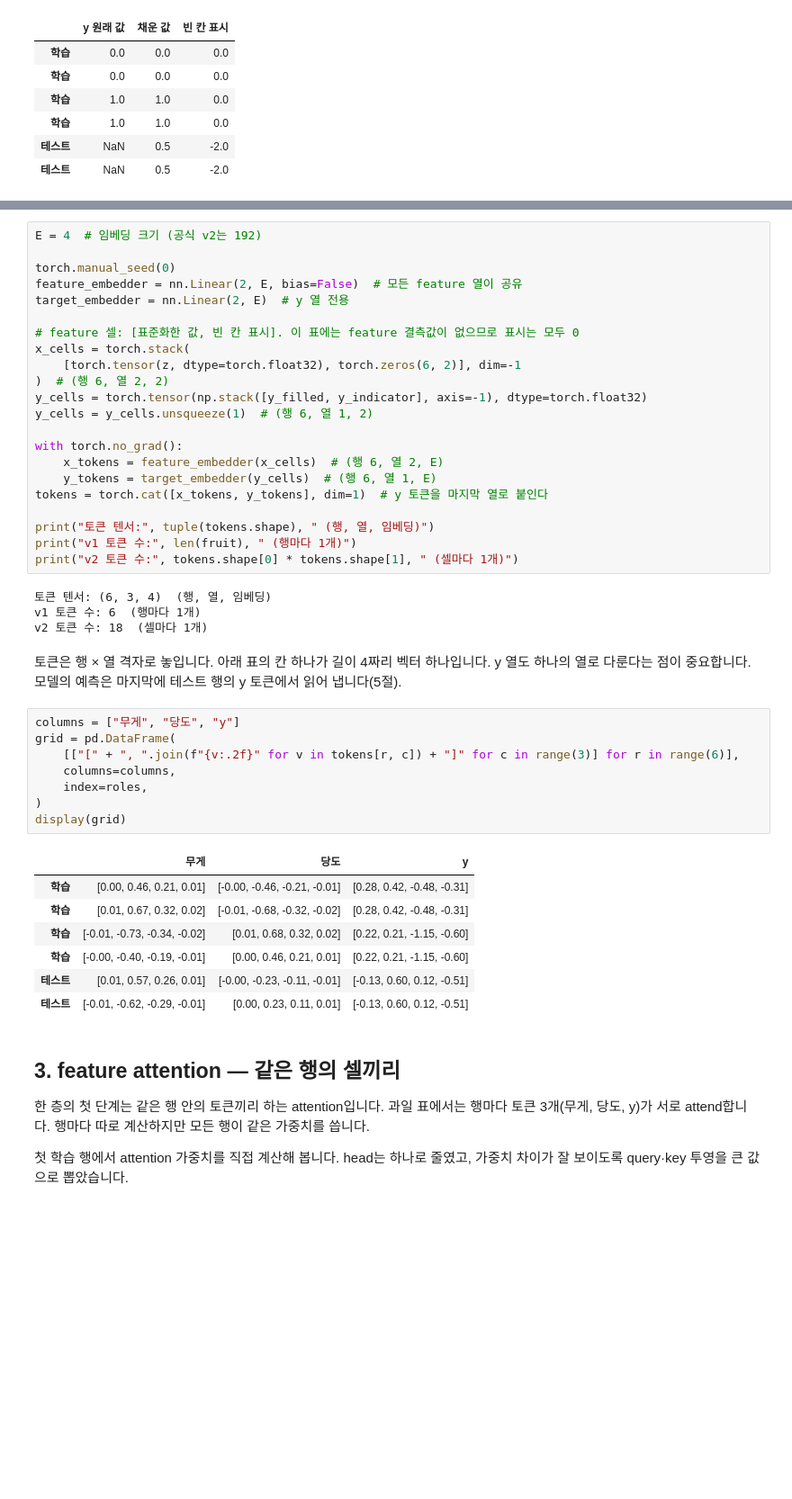
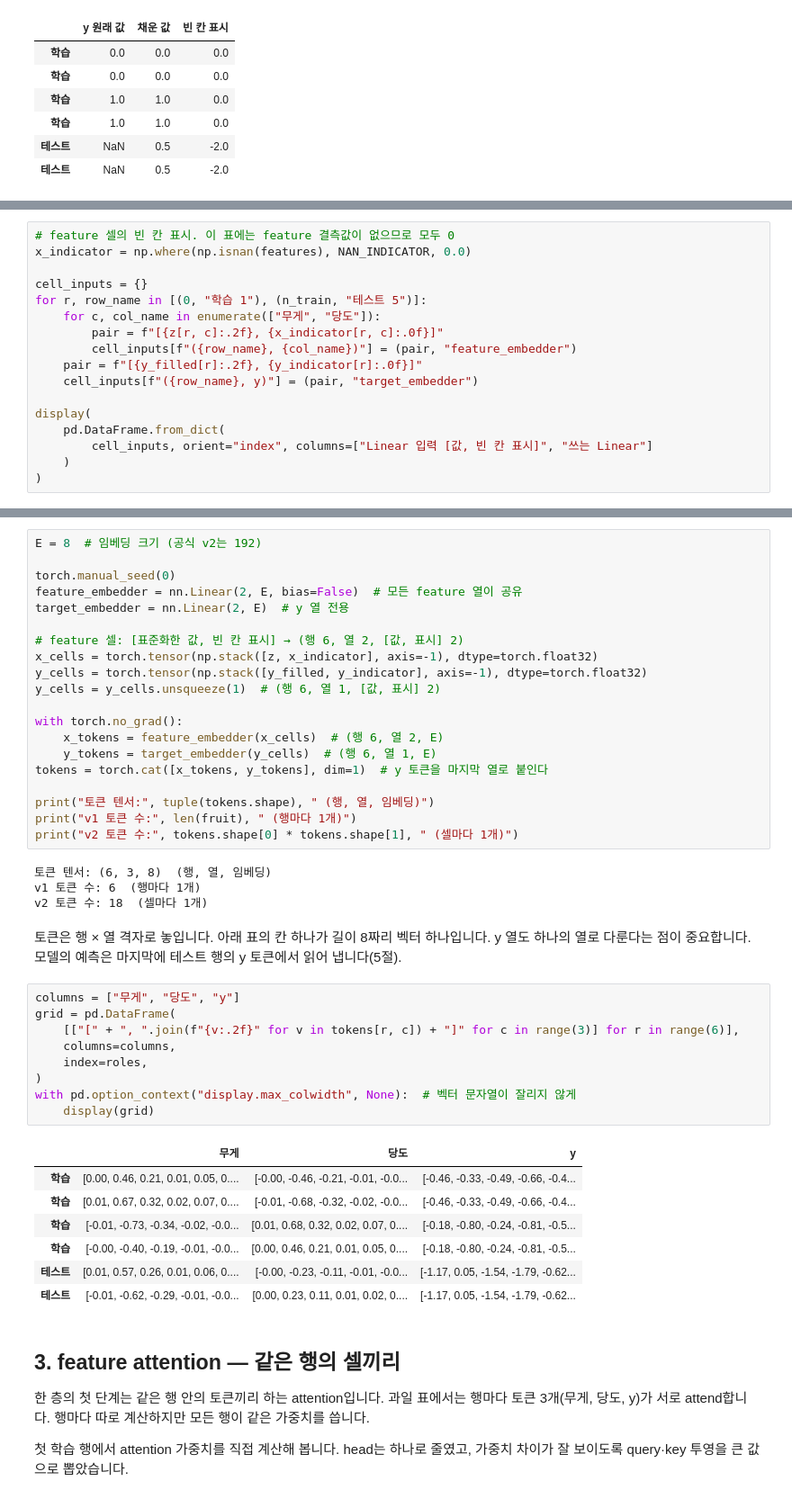
Before and after one commit to Aiden-Jeon/minipfn, a Jupyter notebook: notebooks/03_tabpfn_v2/01_two_way_attention_primer.ipynb, the cells around one changed output, grey strips where cells are left out. Shown at 90% size. Drawn from its saved outputs; the diff is of its cells as text; blank space fills up the shorter version.

```diff
--- a/notebooks/03_tabpfn_v2/01_two_way_attention_primer.ipynb
+++ b/notebooks/03_tabpfn_v2/01_two_way_attention_primer.ipynb
@@ -144,0 +149,17 @@ display(pd.DataFrame({"y 원래 값": y, "채운 값": y_filled, "빈 칸 표시
+# %%
+# feature 셀의 빈 칸 표시. 이 표에는 feature 결측값이 없으므로 모두 0
+x_indicator = np.where(np.isnan(features), NAN_INDICATOR, 0.0)
+
+cell_inputs = {}
+for r, row_name in [(0, "학습 1"), (n_train, "테스트 5")]:
+    for c, col_name in enumerate(["무게", "당도"]):
+        pair = f"[{z[r, c]:.2f}, {x_indicator[r, c]:.0f}]"
+        cell_inputs[f"({row_name}, {col_name})"] = (pair, "feature_embedder")
+    pair = f"[{y_filled[r]:.2f}, {y_indicator[r]:.0f}]"
+    cell_inputs[f"({row_name}, y)"] = (pair, "target_embedder")
+
+display(
+    pd.DataFrame.from_dict(
+        cell_inputs, orient="index", columns=["Linear 입력 [값, 빈 칸 표시]", "쓰는 Linear"]
+    )
+)
@@ -145,16 +176,14 @@ display(pd.DataFrame({"y 원래 값": y, "채운 값": y_filled, "빈 칸 표시
 # %%
-E = 4  # 임베딩 크기 (공식 v2는 192)
+E = 8  # 임베딩 크기 (공식 v2는 192)
 
 torch.manual_seed(0)
 feature_embedder = nn.Linear(2, E, bias=False)  # 모든 feature 열이 공유
 target_embedder = nn.Linear(2, E)  # y 열 전용
 
-# feature 셀: [표준화한 값, 빈 칸 표시]. 이 표에는 feature 결측값이 없으므로 표시는 모두 0
-x_cells = torch.stack(
-    [torch.tensor(z, dtype=torch.float32), torch.zeros(6, 2)], dim=-1
-)  # (행 6, 열 2, 2)
+# feature 셀: [표준화한 값, 빈 칸 표시] → (행 6, 열 2, [값, 표시] 2)
+x_cells = torch.tensor(np.stack([z, x_indicator], axis=-1), dtype=torch.float32)
 y_cells = torch.tensor(np.stack([y_filled, y_indicator], axis=-1), dtype=torch.float32)
-y_cells = y_cells.unsqueeze(1)  # (행 6, 열 1, 2)
+y_cells = y_cells.unsqueeze(1)  # (행 6, 열 1, [값, 표시] 2)
 
 with torch.no_grad():
     x_tokens = feature_embedder(x_cells)  # (행 6, 열 2, E)
@@ -165,27 +194,28 @@ print("토큰 텐서:", tuple(tokens.shape), " (행, 열, 임베딩)")
 print("v1 토큰 수:", len(fruit), " (행마다 1개)")
 print("v2 토큰 수:", tokens.shape[0] * tokens.shape[1], " (셀마다 1개)")
 # %% [output]
-토큰 텐서: (6, 3, 4)  (행, 열, 임베딩)
+토큰 텐서: (6, 3, 8)  (행, 열, 임베딩)
 v1 토큰 수: 6  (행마다 1개)
 v2 토큰 수: 18  (셀마다 1개)
 # %% [markdown]
-토큰은 행 × 열 격자로 놓입니다. 아래 표의 칸 하나가 길이 4짜리 벡터 하나입니다. y 열도 하나의 열로 다룬다는 점이 중요합니다. 모델의 예측은 마지막에 테스트 행의 y 토큰에서 읽어 냅니다(5절).
+토큰은 행 × 열 격자로 놓입니다. 아래 표의 칸 하나가 길이 8짜리 벡터 하나입니다. y 열도 하나의 열로 다룬다는 점이 중요합니다. 모델의 예측은 마지막에 테스트 행의 y 토큰에서 읽어 냅니다(5절).
 # %%
 columns = ["무게", "당도", "y"]
 grid = pd.DataFrame(
     [["[" + ", ".join(f"{v:.2f}" for v in tokens[r, c]) + "]" for c in range(3)] for r in range(6)],
     columns=columns,
     index=roles,
 )
-display(grid)
+with pd.option_context("display.max_colwidth", None):  # 벡터 문자열이 잘리지 않게
+    display(grid)
 # %% [output]
 |  | 무게 | 당도 | y |
-| 학습 | [0.00, 0.46, 0.21, 0.01] | [-0.00, -0.46, -0.21, -0.01] | [0.28, 0.42, -0.48, -0.31] |
-| 학습 | [0.01, 0.67, 0.32, 0.02] | [-0.01, -0.68, -0.32, -0.02] | [0.28, 0.42, -0.48, -0.31] |
-| 학습 | [-0.01, -0.73, -0.34, -0.02] | [0.01, 0.68, 0.32, 0.02] | [0.22, 0.21, -1.15, -0.60] |
-| 학습 | [-0.00, -0.40, -0.19, -0.01] | [0.00, 0.46, 0.21, 0.01] | [0.22, 0.21, -1.15, -0.60] |
-| 테스트 | [0.01, 0.57, 0.26, 0.01] | [-0.00, -0.23, -0.11, -0.01] | [-0.13, 0.60, 0.12, -0.51] |
-| 테스트 | [-0.01, -0.62, -0.29, -0.01] | [0.00, 0.23, 0.11, 0.01] | [-0.13, 0.60, 0.12, -0.51] |
+| 학습 | [0.00, 0.46, 0.21, 0.01, 0.05, 0.... | [-0.00, -0.46, -0.21, -0.01, -0.0... | [-0.46, -0.33, -0.49, -0.66, -0.4... |
+| 학습 | [0.01, 0.67, 0.32, 0.02, 0.07, 0.... | [-0.01, -0.68, -0.32, -0.02, -0.0... | [-0.46, -0.33, -0.49, -0.66, -0.4... |
+| 학습 | [-0.01, -0.73, -0.34, -0.02, -0.0... | [0.01, 0.68, 0.32, 0.02, 0.07, 0.... | [-0.18, -0.80, -0.24, -0.81, -0.5... |
+| 학습 | [-0.00, -0.40, -0.19, -0.01, -0.0... | [0.00, 0.46, 0.21, 0.01, 0.05, 0.... | [-0.18, -0.80, -0.24, -0.81, -0.5... |
+| 테스트 | [0.01, 0.57, 0.26, 0.01, 0.06, 0.... | [-0.00, -0.23, -0.11, -0.01, -0.0... | [-1.17, 0.05, -1.54, -1.79, -0.62... |
+| 테스트 | [-0.01, -0.62, -0.29, -0.01, -0.0... | [0.00, 0.23, 0.11, 0.01, 0.02, 0.... | [-1.17, 0.05, -1.54, -1.79, -0.62... |
 # %% [markdown]
 ## 3. feature attention — 같은 행의 셀끼리
 
```
Also changed, not shown: parts of 8 cells of this notebook.
